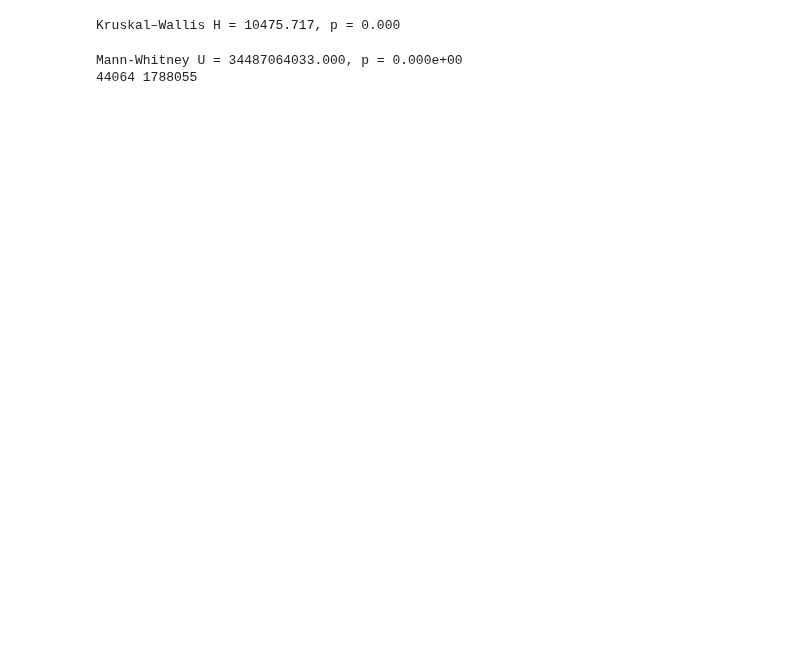
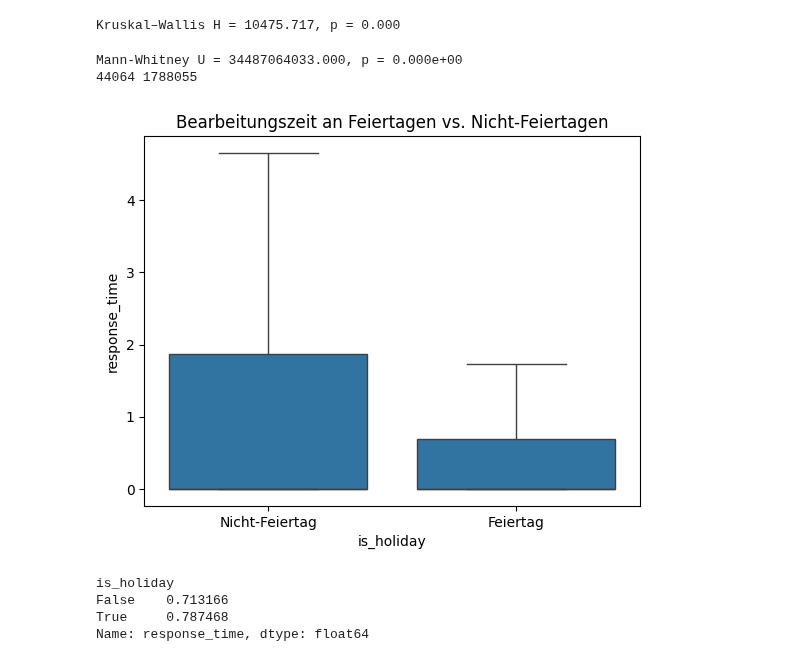
Before and after one commit to Ameowsle/Statistic-Macher, a Jupyter notebook: Bearbeitungszeit_SR_Requests.ipynb, the cells around one changed output. Saved outputs shown, nothing was run; the diff lists cells and outputs as text; code cells hidden in the pictures; blank space fills up the shorter version.

```diff
--- a/Bearbeitungszeit_SR_Requests.ipynb
+++ b/Bearbeitungszeit_SR_Requests.ipynb
@@ -910,3 +1120,19 @@ print(len(holiday_times), len(nonholiday_times))
 # %% [output]
 Mann-Whitney U = 34487064033.000, p = 0.000e+00
 44064 1788055
+# %%
+sns.boxplot(data=erledigt, x="is_holiday", y="response_time", showfliers=False)
+plt.xticks([0,1], ["Nicht-Feiertag", "Feiertag"])
+plt.title("Bearbeitungszeit an Feiertagen vs. Nicht-Feiertagen")
+plt.show()
+# %% [output]
+[figure, added]
+# %%
+# Werden Anfragen an Feiertagen genauso schnell erledigt wie sonst?
+p_fast = erledigt.groupby("is_holiday")["response_time"].apply(lambda x: (x < 1).mean())
+print(p_fast)
+# %% [output]
+is_holiday
+False    0.713166
+True     0.787468
+Name: response_time, dtype: float64
```
Also changed, not shown: parts of 36 cells of this notebook.
